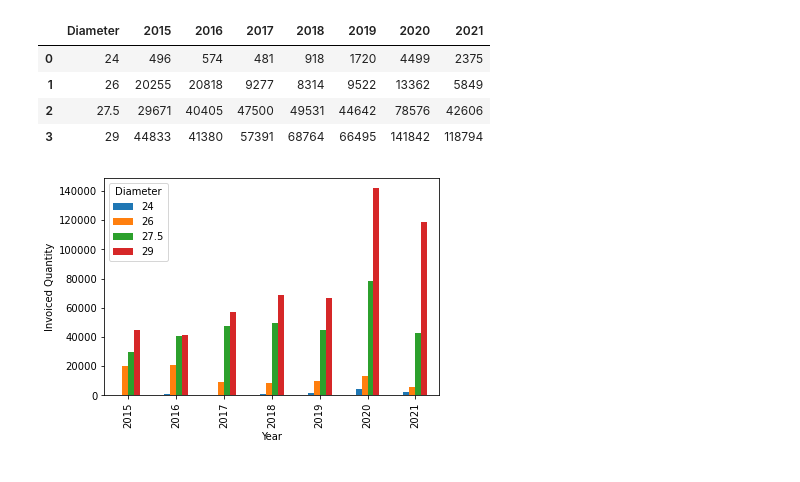
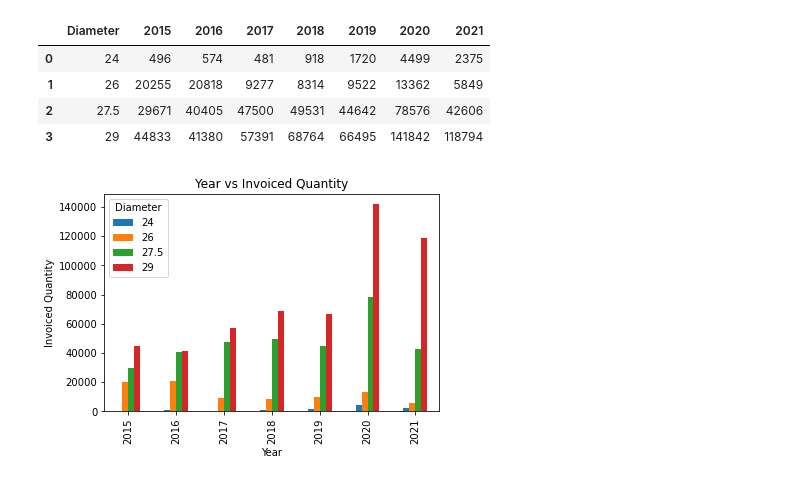
Before and after one commit to 2Delta/GT-Coding-Boot-Camp_Project-1, a Jupyter notebook: Project_01_BicycleSales_01.ipynb, the cells around one changed output. Cells and saved outputs as stored; diff of their text form; code cells hidden in the pictures.

```diff
--- a/Project_01_BicycleSales_01.ipynb
+++ b/Project_01_BicycleSales_01.ipynb
@@ -231,15 +231,15 @@ diameter_year_df
 # %%
 # plot quantity by diameter for each year
 #for each in years:
     #plt.plot(diameter_year_df["Diameter"], diameter_year_df[each], label = each)
 # diameter_year_df = diameter_year_df.astype(float)
 # diameter_year_df.transpose().plot(kind='bar')
 
 diameter_year_df.set_index("Diameter").transpose().plot(kind='bar')
 
 plt.xlabel('Year')
 plt.ylabel('Invoiced Quantity')
-
+plt.title('Year vs Invoiced Quantity')
 plt.show()
 # %% [output]
-[figure, old version]
+[figure, new version]
```
Also changed, not shown: parts of 5 cells of this notebook.
